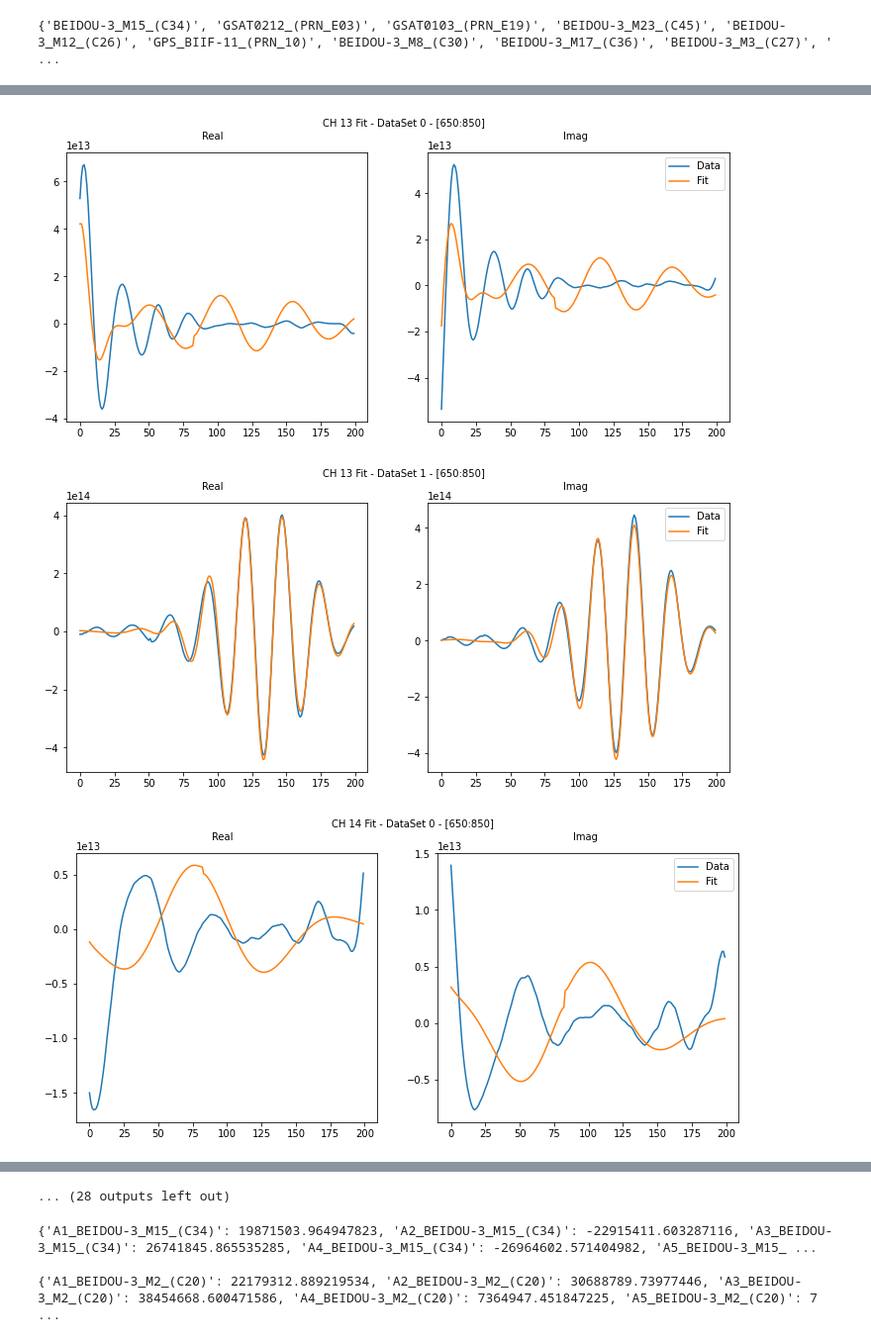
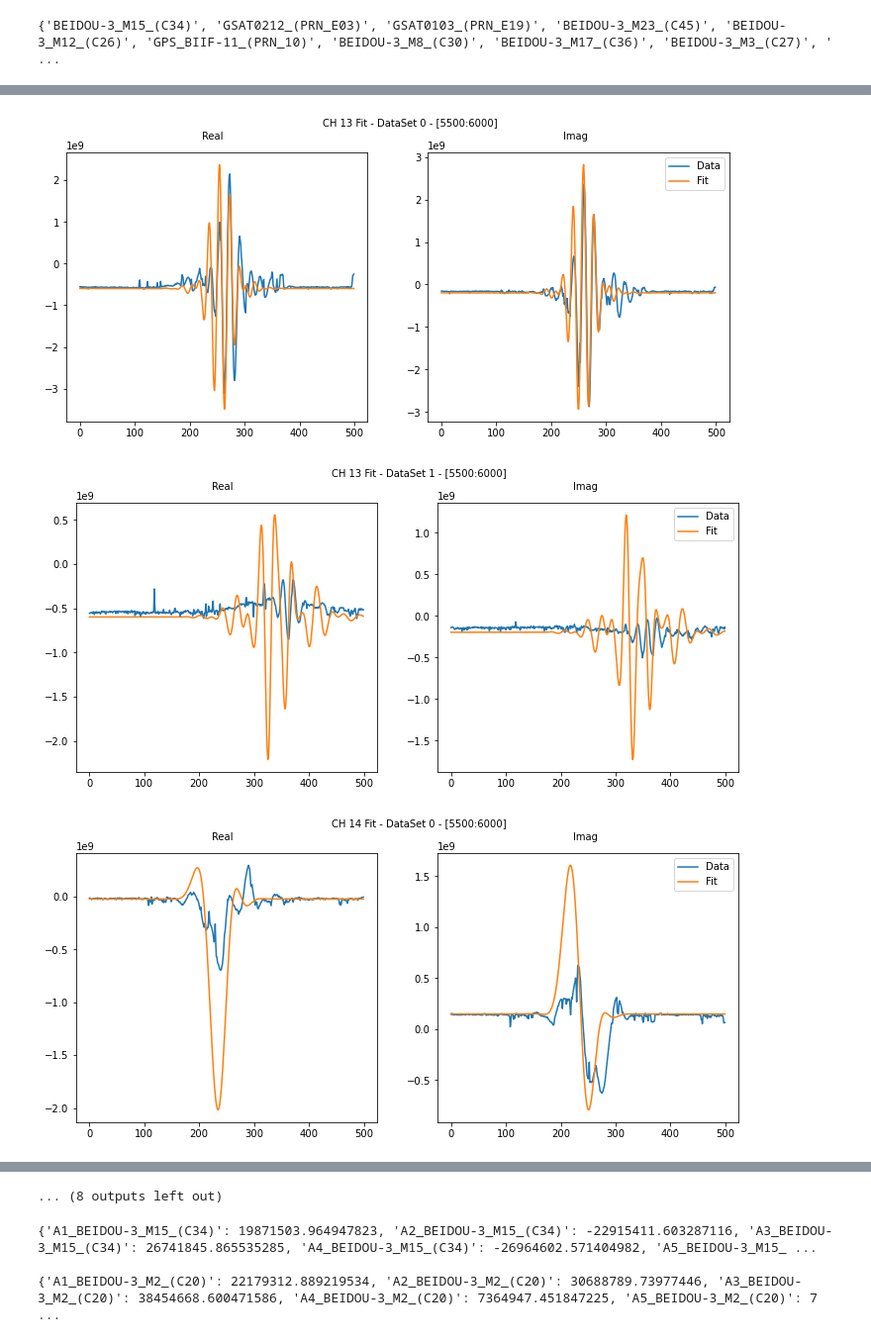
Before and after one commit to bmxdemo/bmxobs, a Jupyter notebook: towards1.ipynb, the cells around one changed output, grey strips where cells are left out. Shown at 99% size. Drawn from its saved outputs; the diff is of its cells as text; code cells hidden in the pictures.

```diff
--- a/towards1.ipynb
+++ b/towards1.ipynb
@@ -127,10 +119,11 @@ def getAstroFit(Theory):
 # %%
 Data_ids = [["pas/210904_2300",
             "pas/210905_2300"],
-            ["pas/210906_2300",
-            "pas/210907_2300"]
+            #["pas/210906_2300",
+            #"pas/210907_2300"]
            ]
-DataSets = [[bmxobs.BMXSingleFreqObs(ids) for ids in Data_id] for Data_id in Data_ids]
+bins = (1760,1780)
+DataSets = [[bmxobs.BMXSingleFreqObs(ids, freq_bins=bins) for ids in Data_id] for Data_id in Data_ids]
 # %%
 astroObj = { #'name':[RA in radians, DEC in radians]
     'Cygnus_A':[5.233686582997465, 0.7109409436737796]
@@ -142,5 +143,6 @@ startParams = [
 # %%
-Theories = [TheoryPredictor(DataSet, params = params, satAmp=1e7, astAmp = 1e7, satDelay=0, astroObj = astroObj, thresh=0.01) for DataSet,params in zip(DataSets,startParams)]
+startParams = params1575
+Theories = [TheoryPredictor(DataSet, Geometry = SingleFreqGeometry(freq=DataSet[0].freq), params = params, satAmp=1e7, astAmp = 0, satDelay=0, astroObj = astroObj, thresh=0.01) for DataSet,params in zip(DataSets,startParams)]
 # %%
 for i in range(len(Theories)):
     print ('Theory {} Amp Fit'.format(i))
@@ -305,7 +308,7 @@ Standard Deviation:
  [0.08685051 0.04390893 0.00913943]
  [0.09632789 0.05362202 0.03293702]]
 # %%
-cut = [650,850]
+cut = [5500,6000]
 channels = [11,12,13,14,22,23,24,33,34,44]
 mode = 'all'
 
@@ -319,3 +322,3 @@ for T in Theories:
-[figure, old version]
+[figure, new version]
-[figure, old version]
+[figure, new version]
-[figure, old version]
+[figure, new version]
@@ -327,4 +330,4 @@ for T in Theories:
-... (28 outputs left out)
+... (8 outputs left out)
 # %%
 for T in Theories:
     print(T.readParameters())
```
Also changed, not shown: parts of 13 cells of this notebook, 2 other files.
